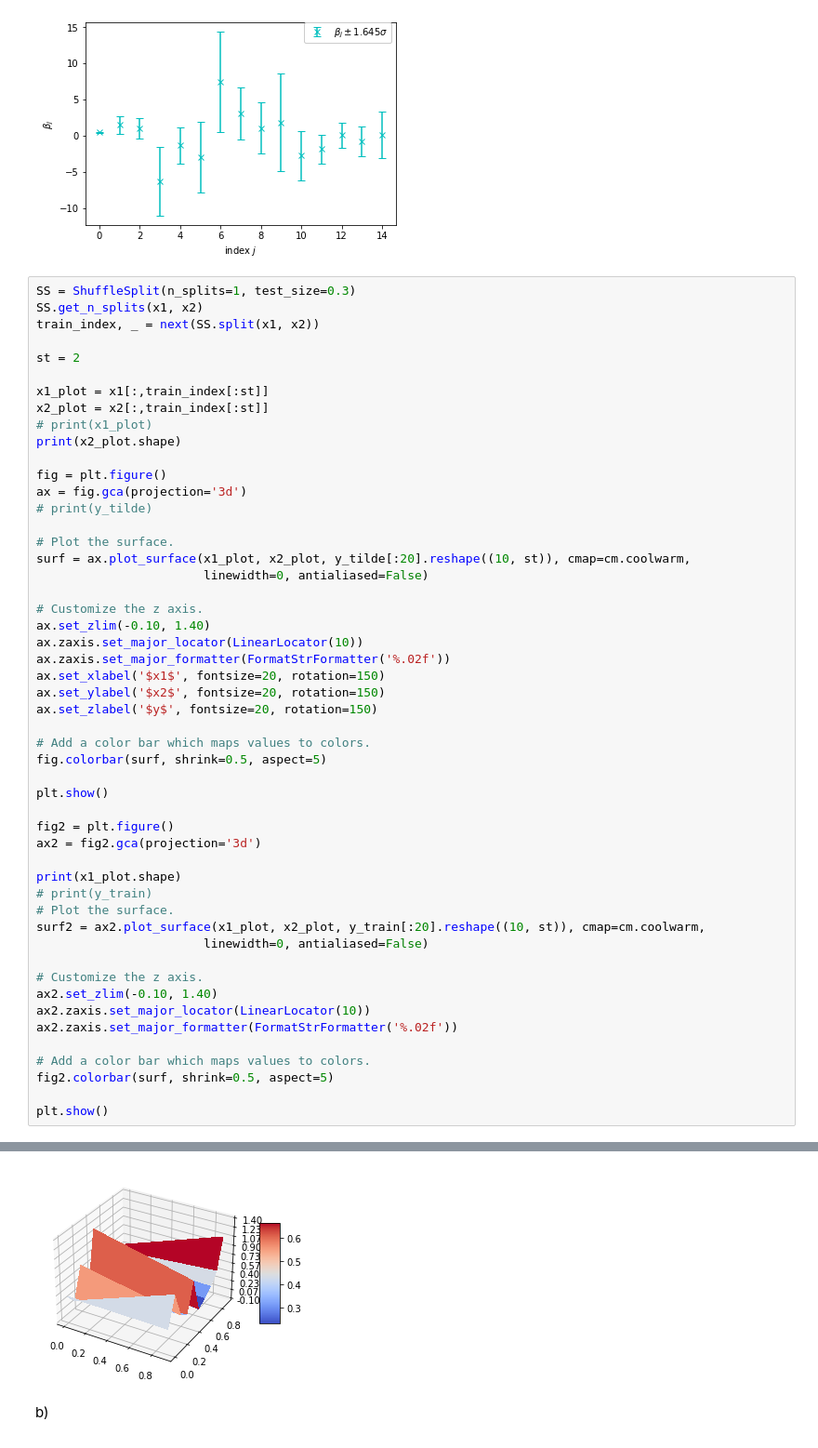
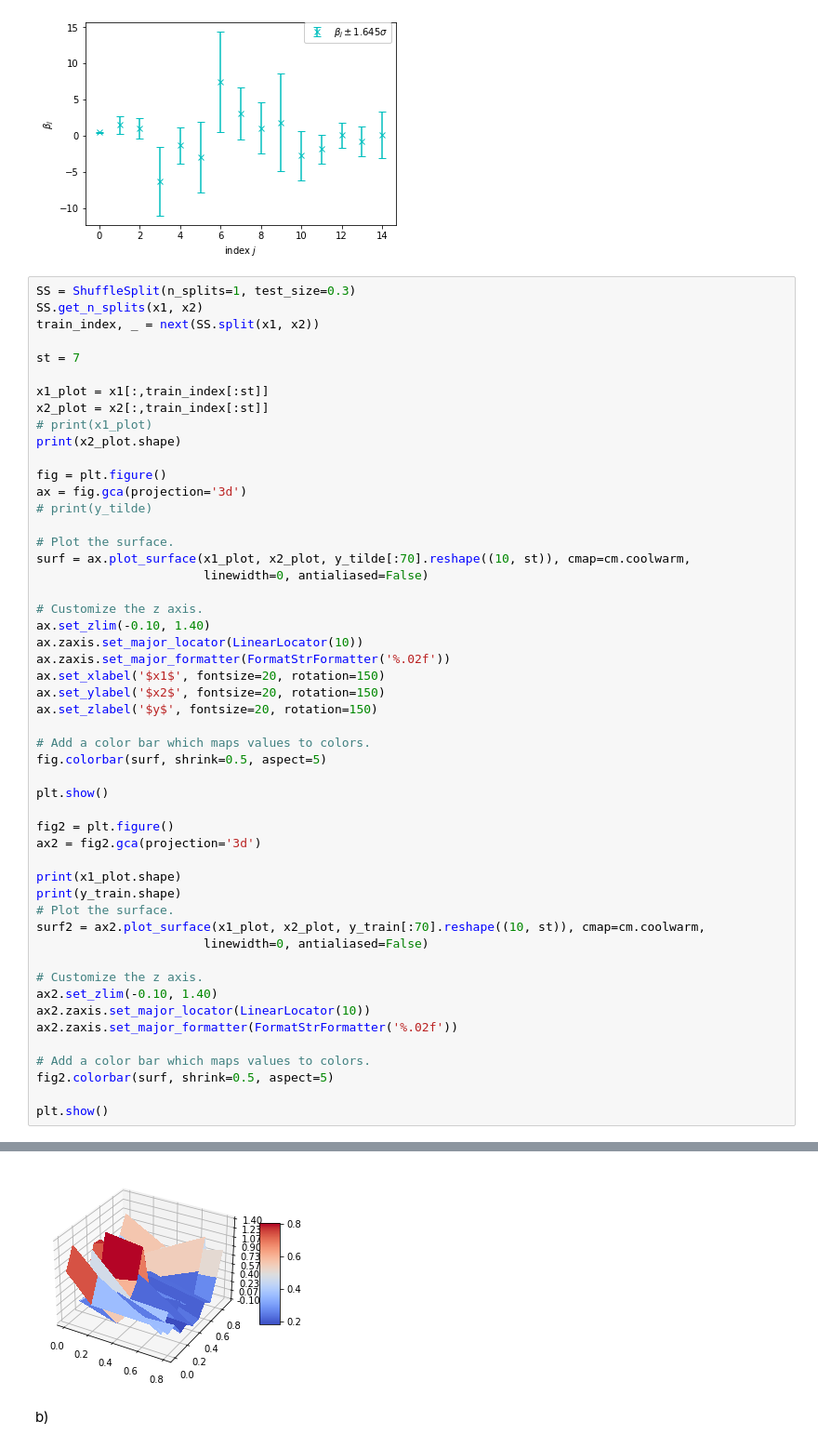
Before and after one commit to espentn/FYS-STK3155, a Jupyter notebook: FYS-STK3155.ipynb, the cells around one changed output, grey strips where cells are left out. Shown at 93% size. Cells and saved outputs as stored; diff of their text form.

```diff
--- a/FYS-STK3155.ipynb
+++ b/FYS-STK3155.ipynb
@@ -366,7 +366,7 @@ SS = ShuffleSplit(n_splits=1, test_size=0.3)
 SS.get_n_splits(x1, x2)
 train_index, _ = next(SS.split(x1, x2))
 
-st = 2
+st = 7
 
 x1_plot = x1[:,train_index[:st]]
 x2_plot = x2[:,train_index[:st]]
@@ -378,7 +378,7 @@ ax = fig.gca(projection='3d')
 # print(y_tilde)
 
 # Plot the surface.
-surf = ax.plot_surface(x1_plot, x2_plot, y_tilde[:20].reshape((10, st)), cmap=cm.coolwarm,
+surf = ax.plot_surface(x1_plot, x2_plot, y_tilde[:70].reshape((10, st)), cmap=cm.coolwarm,
                        linewidth=0, antialiased=False)
 
 # Customize the z axis.
@@ -398,9 +398,9 @@ fig2 = plt.figure()
 ax2 = fig2.gca(projection='3d')
 
 print(x1_plot.shape)
-# print(y_train)
+print(y_train.shape)
 # Plot the surface.
-surf2 = ax2.plot_surface(x1_plot, x2_plot, y_train[:20].reshape((10, st)), cmap=cm.coolwarm,
+surf2 = ax2.plot_surface(x1_plot, x2_plot, y_train[:70].reshape((10, st)), cmap=cm.coolwarm,
                        linewidth=0, antialiased=False)
 
 # Customize the z axis.
@@ -419,4 +420,4 @@ plt.show()
-[figure, old version]
+[figure, new version]
 # %% [markdown]
 b)
 # %%
```
Also changed, not shown: parts of 5 cells of this notebook.
